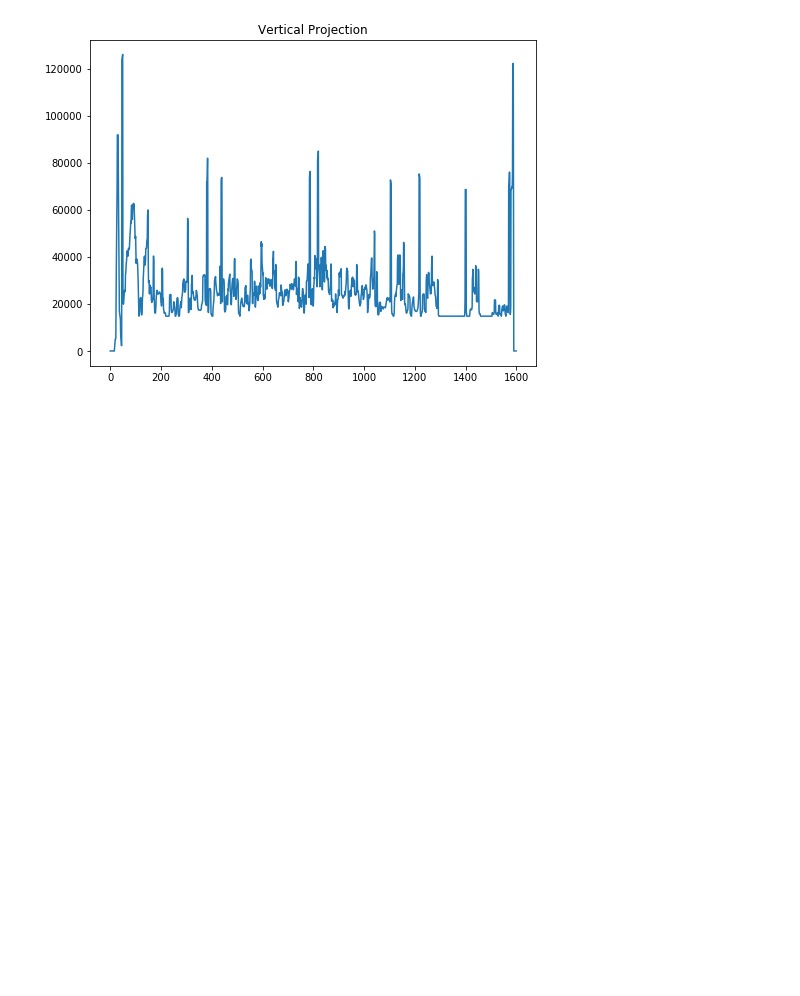
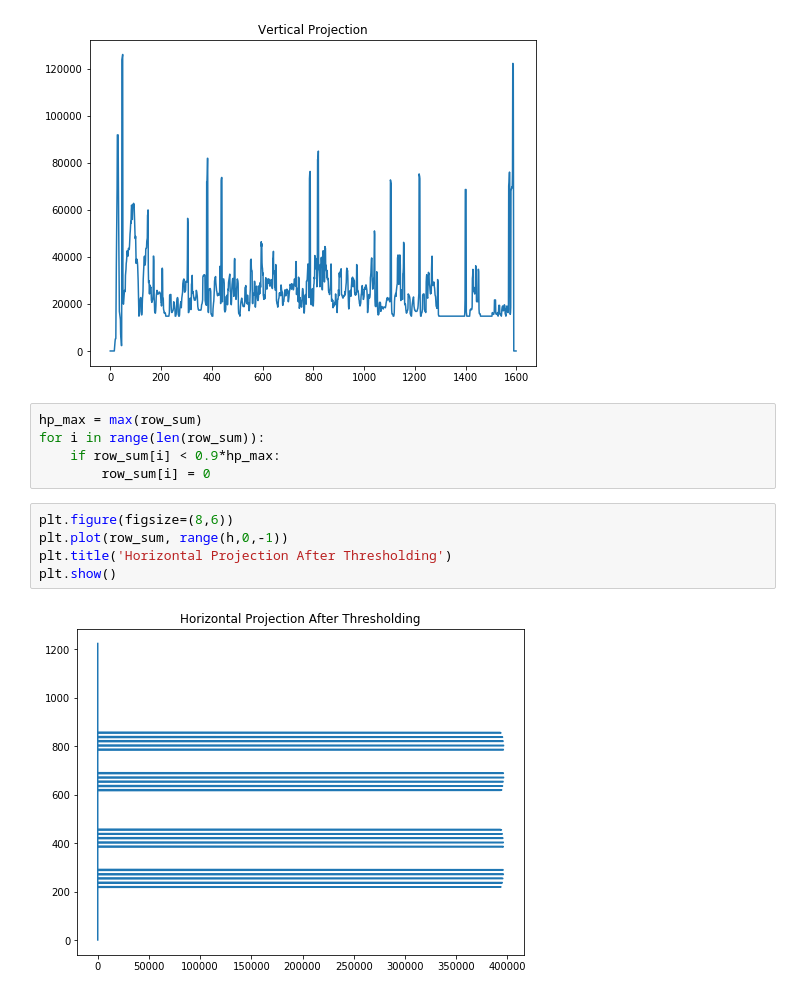
Before and after one commit to tronak19/CV-Project, a Jupyter notebook: Main.ipynb, the cells around one changed output. Cells and saved outputs as stored; diff of their text form; blank space fills up the shorter version.

```diff
--- a/Main.ipynb
+++ b/Main.ipynb
@@ -56,3 +56,15 @@ plt.title('Vertical Projection')
 plt.show()
 # %% [output]
 [figure]
+# %%
+hp_max = max(row_sum)
+for i in range(len(row_sum)):
+    if row_sum[i] < 0.9*hp_max:
+        row_sum[i] = 0
+# %%
+plt.figure(figsize=(8,6))
+plt.plot(row_sum, range(h,0,-1))
+plt.title('Horizontal Projection After Thresholding')
+plt.show()
+# %% [output]
+[figure, added]
```
Also changed, not shown: parts of 7 cells of this notebook.
